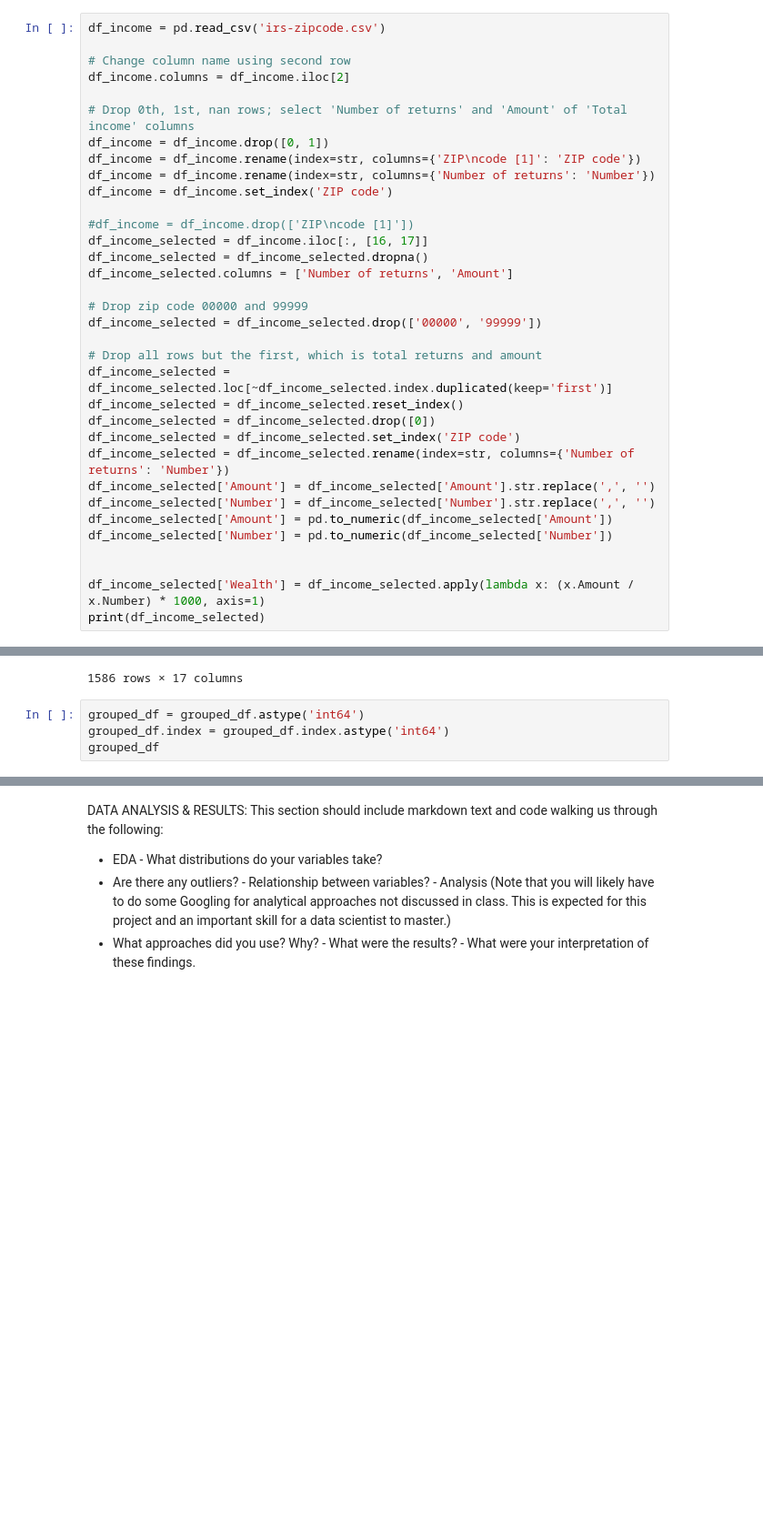
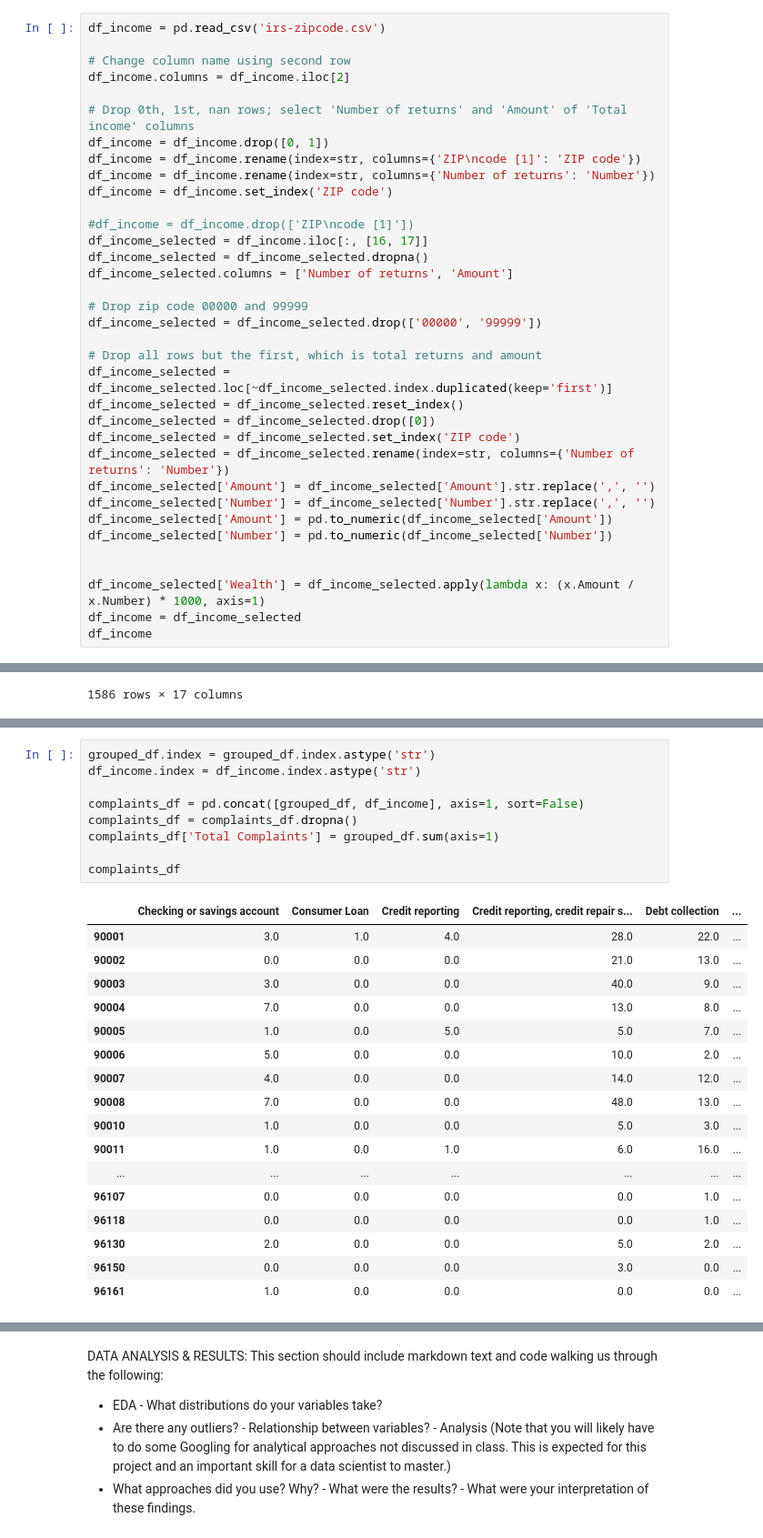
Before and after one commit to jmdangelo/Cogs108-Final-Project, a Jupyter notebook: FinalProject.ipynb, the cells around one changed output, grey strips where cells are left out. Shown at 91% size. Cells and saved outputs as stored; diff of their text form; blank space fills up the shorter version.

Commit message:
combined dataframes

```diff
--- a/FinalProject.ipynb
+++ b/FinalProject.ipynb
@@ -63,5 +63,6 @@ df_income_selected['Number'] = pd.to_numeric(df_income_selected['Number'])
 
 
 df_income_selected['Wealth'] = df_income_selected.apply(lambda x: (x.Amount / x.Number) * 1000, axis=1)
-print(df_income_selected)
+df_income = df_income_selected
+df_income
 # %% [output]
@@ -132,7 +135,3 @@ grouped_df
 | 96161.0 | 1.0 | 0.0 | 0.0 | 0.0 | 0.0 | ... |
 | 99713.0 | 0.0 | 0.0 | 0.0 | 0.0 | 1.0 | ... |
 1586 rows × 17 columns
-# %%
-grouped_df = grouped_df.astype('int64')
-grouped_df.index = grouped_df.index.astype('int64')
-grouped_df
@@ -158,0 +138,27 @@ grouped_df
+# %%
+grouped_df.index = grouped_df.index.astype('str')
+df_income.index = df_income.index.astype('str')
+
+complaints_df = pd.concat([grouped_df, df_income], axis=1, sort=False)
+complaints_df = complaints_df.dropna()
+complaints_df['Total Complaints'] = grouped_df.sum(axis=1)
+
+complaints_df
+# %% [output]
+|  | Checking or savings account | Consumer Loan | Credit reporting | Credit reporting, credit repair s... | Debt collection | ... |
+| 90001 | 3.0 | 1.0 | 4.0 | 28.0 | 22.0 | ... |
+| 90002 | 0.0 | 0.0 | 0.0 | 21.0 | 13.0 | ... |
+| 90003 | 3.0 | 0.0 | 0.0 | 40.0 | 9.0 | ... |
+| 90004 | 7.0 | 0.0 | 0.0 | 13.0 | 8.0 | ... |
+| 90005 | 1.0 | 0.0 | 5.0 | 5.0 | 7.0 | ... |
+| 90006 | 5.0 | 0.0 | 0.0 | 10.0 | 2.0 | ... |
+| 90007 | 4.0 | 0.0 | 0.0 | 14.0 | 12.0 | ... |
+| 90008 | 7.0 | 0.0 | 0.0 | 48.0 | 13.0 | ... |
+| 90010 | 1.0 | 0.0 | 0.0 | 5.0 | 3.0 | ... |
+| 90011 | 1.0 | 0.0 | 1.0 | 6.0 | 16.0 | ... |
+| ... | ... | ... | ... | ... | ... | ... |
+| 96107 | 0.0 | 0.0 | 0.0 | 0.0 | 1.0 | ... |
+| 96118 | 0.0 | 0.0 | 0.0 | 0.0 | 1.0 | ... |
+| 96130 | 2.0 | 0.0 | 0.0 | 5.0 | 2.0 | ... |
+| 96150 | 0.0 | 0.0 | 0.0 | 3.0 | 0.0 | ... |
+| 96161 | 1.0 | 0.0 | 0.0 | 0.0 | 0.0 | ... |
```
Also changed, not shown: parts of 3 cells of this notebook.
